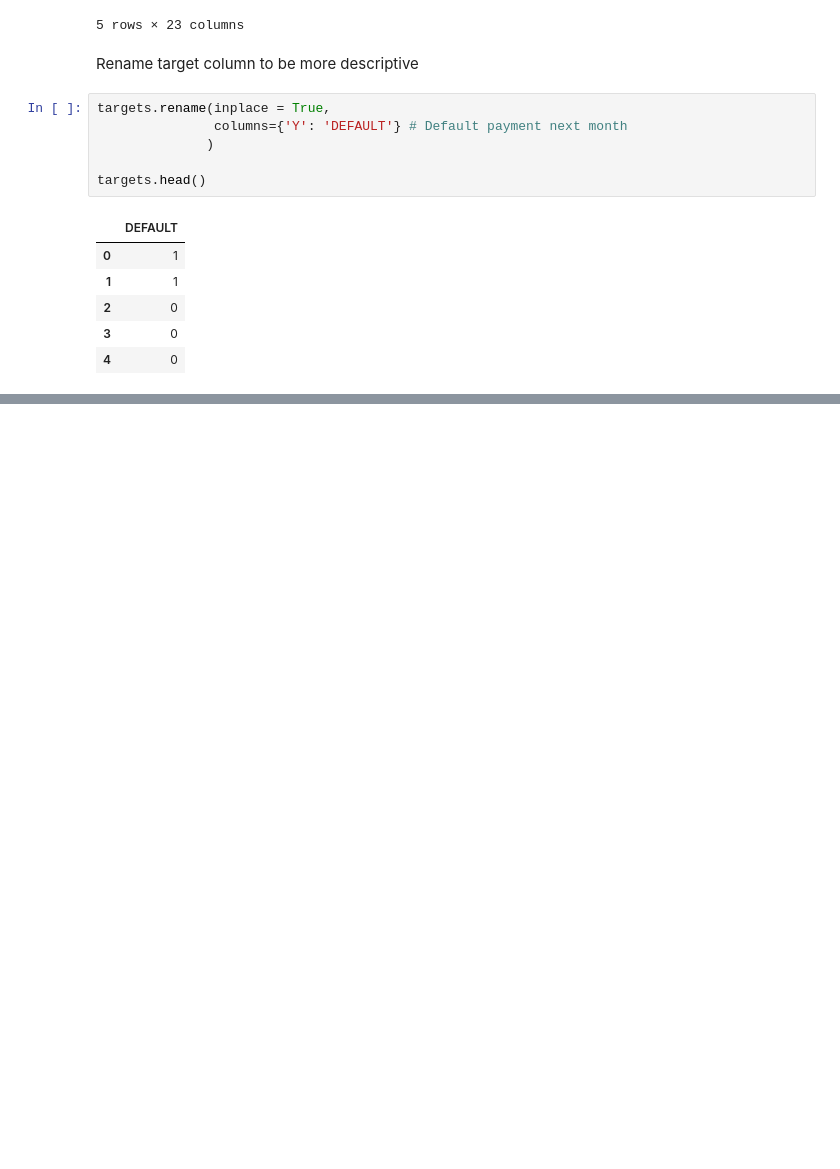
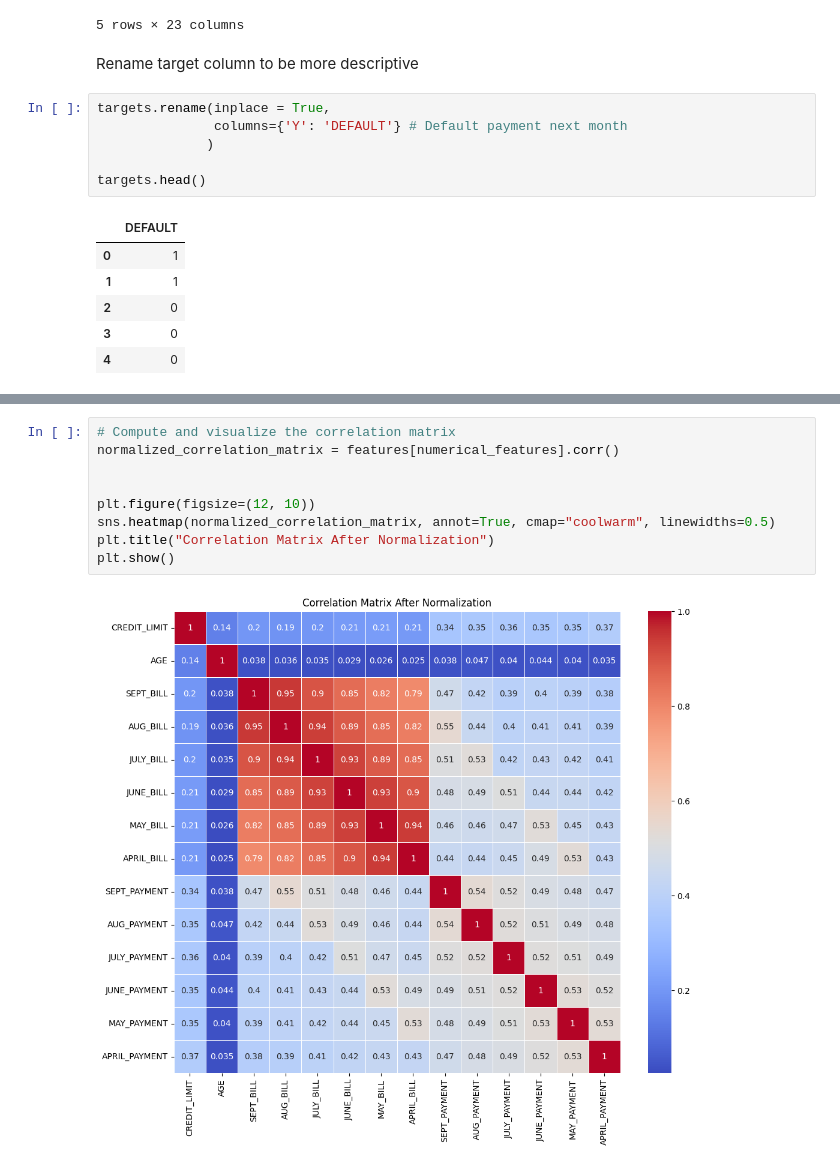
Before and after one commit to DatasanAli/credit-card_defaults_prediction, a Jupyter notebook: notebooks/cc-default-prediction.ipynb, the cells around one changed output, grey strips where cells are left out. Drawn from its saved outputs; the diff is of its cells as text; blank space fills up the shorter version.

```diff
--- a/notebooks/cc-default-prediction.ipynb
+++ b/notebooks/cc-default-prediction.ipynb
@@ -85,0 +250,11 @@ targets.head()
+# %%
+# Compute and visualize the correlation matrix
+normalized_correlation_matrix = features[numerical_features].corr()
+
+
+plt.figure(figsize=(12, 10))
+sns.heatmap(normalized_correlation_matrix, annot=True, cmap="coolwarm", linewidths=0.5)
+plt.title("Correlation Matrix After Normalization")
+plt.show()
+# %% [output]
+[figure, added]
```
Also changed, not shown: parts of 15 cells of this notebook.
